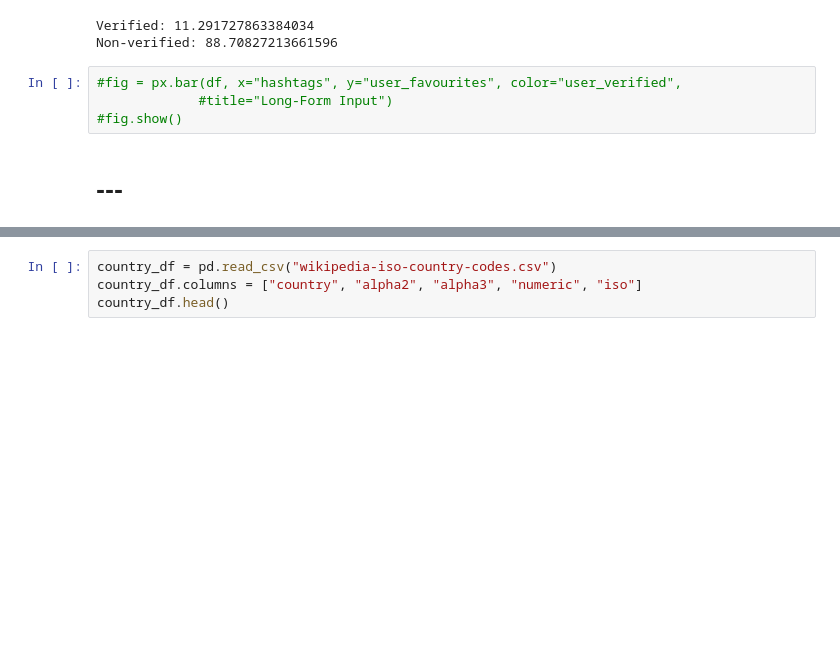
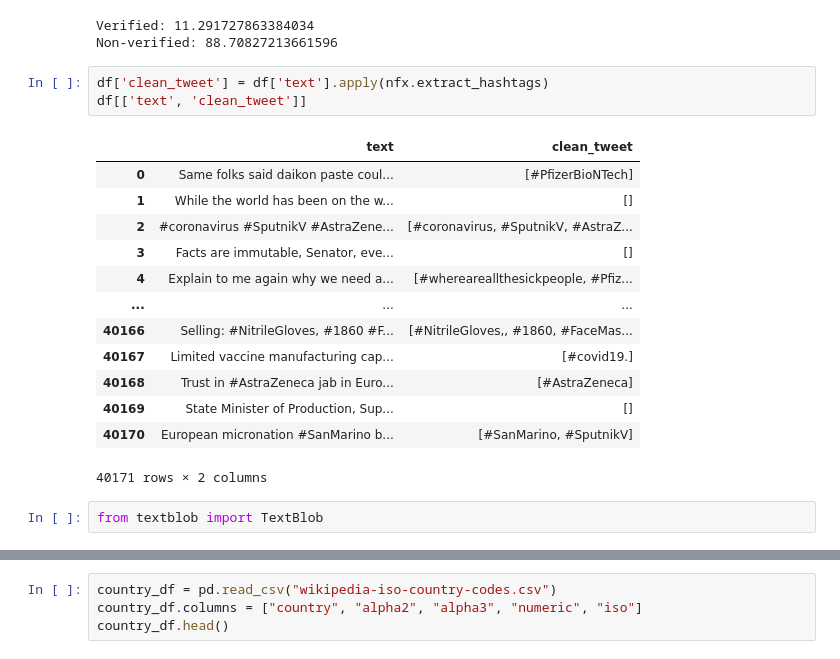
Before and after one commit to tkmanabat/Philippine-Junior-Data-Science-Challenge, a Jupyter notebook: merged.ipynb, the cells around one changed output, grey strips where cells are left out. Saved outputs shown, nothing was run; the diff lists cells and outputs as text; blank space fills up the shorter version.

```diff
--- a/merged.ipynb
+++ b/merged.ipynb
@@ -50,9 +48,22 @@ print('Non-verified:', non_verified_percent)
 # %% [output]
 Verified: 11.291727863384034
 Non-verified: 88.70827213661596
-# %%
-#fig = px.bar(df, x="hashtags", y="user_favourites", color="user_verified",
-             #title="Long-Form Input")
-#fig.show()
-# %% [markdown]
-## ---
+# %%
+df['clean_tweet'] = df['text'].apply(nfx.extract_hashtags)
+df[['text', 'clean_tweet']]
+# %% [output]
+|  | text | clean_tweet |
+| 0 | Same folks said daikon paste coul... | [#PfizerBioNTech] |
+| 1 | While the world has been on the w... | [] |
+| 2 | #coronavirus #SputnikV #AstraZene... | [#coronavirus, #SputnikV, #AstraZ... |
+| 3 | Facts are immutable, Senator, eve... | [] |
+| 4 | Explain to me again why we need a... | [#whereareallthesickpeople, #Pfiz... |
+| ... | ... | ... |
+| 40166 | Selling: #NitrileGloves, #1860 #F... | [#NitrileGloves,, #1860, #FaceMas... |
+| 40167 | Limited vaccine manufacturing cap... | [#covid19.] |
+| 40168 | Trust in #AstraZeneca jab in Euro... | [#AstraZeneca] |
+| 40169 | State Minister of Production, Sup... | [] |
+| 40170 | European micronation #SanMarino b... | [#SanMarino, #SputnikV] |
+40171 rows × 2 columns
+# %%
+from textblob import TextBlob
```
Also changed, not shown: parts of 11 cells of this notebook.
